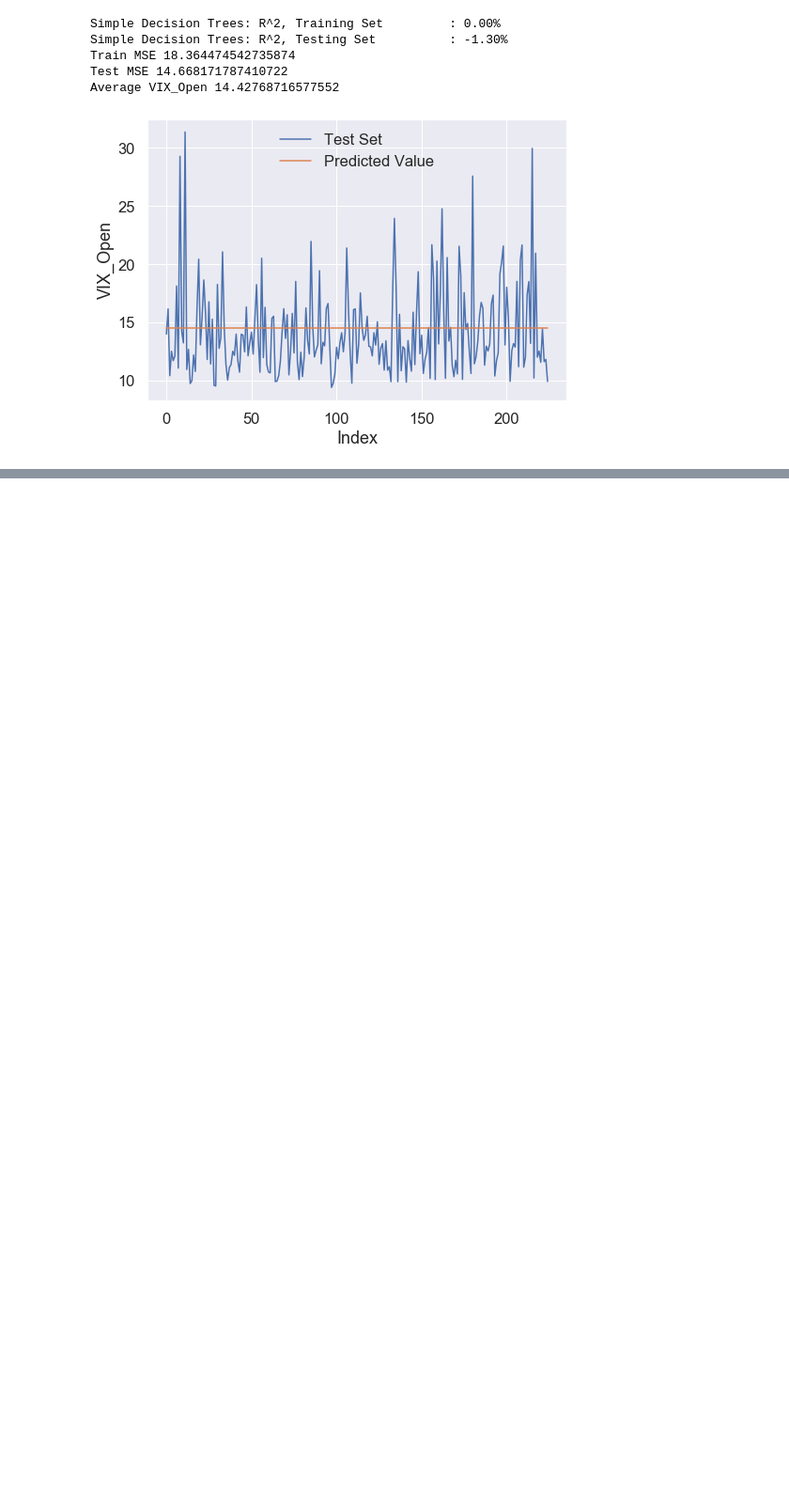
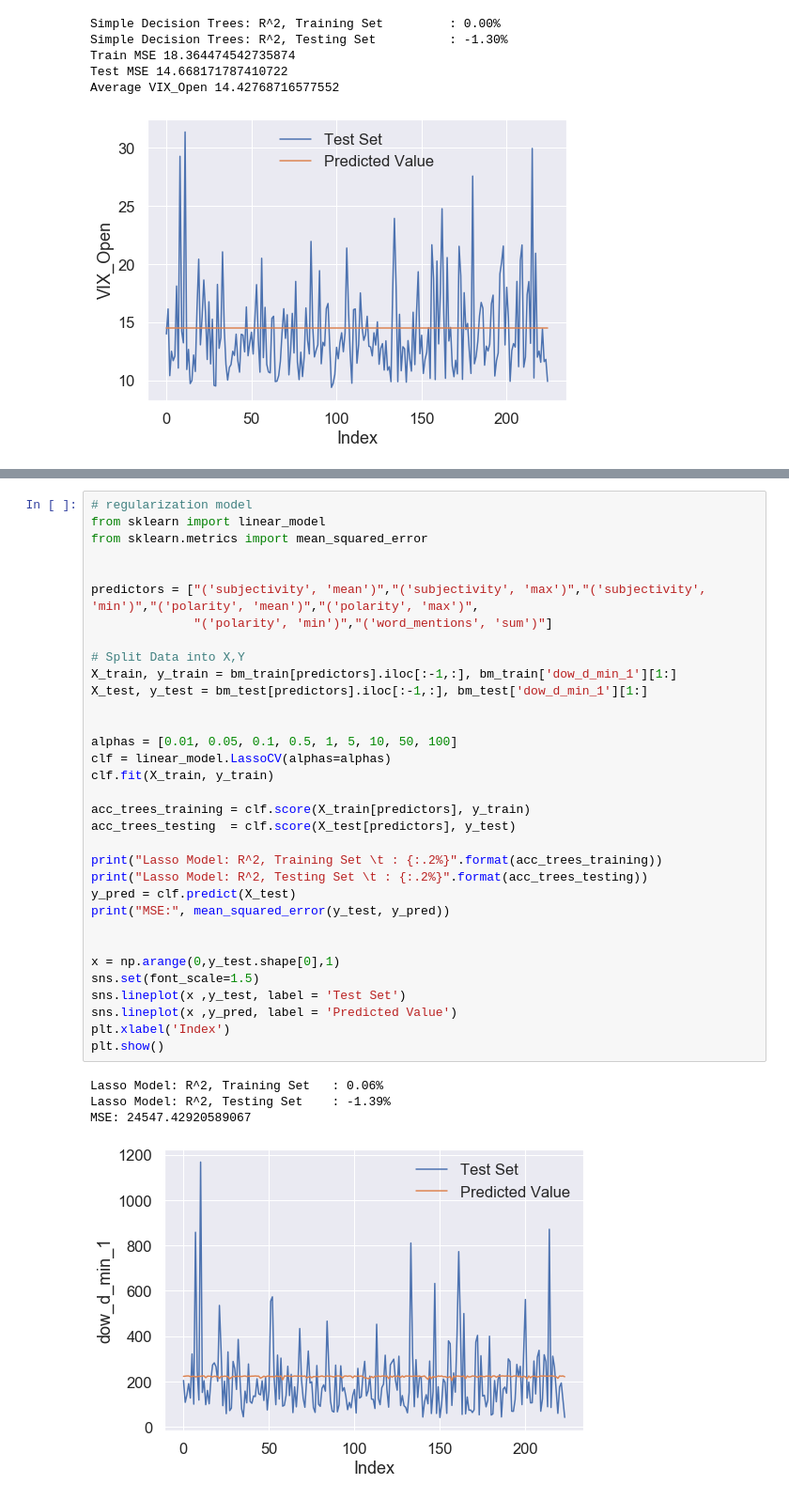
Before and after one commit to ddemarco96/FinalProject40, a Jupyter notebook: Milestone4_Daiki.ipynb, the cells around one changed output, grey strips where cells are left out. Shown at 94% size. Saved outputs shown, nothing was run; the diff lists cells and outputs as text; blank space fills up the shorter version.

```diff
--- a/Milestone4_Daiki.ipynb
+++ b/Milestone4_Daiki.ipynb
@@ -669,0 +794,38 @@ Test MSE 15.97946725146575
+# %%
+# regularization model
+from sklearn import linear_model
+from sklearn.metrics import mean_squared_error
+
+
+predictors = ["('subjectivity', 'mean')","('subjectivity', 'max')","('subjectivity', 'min')","('polarity', 'mean')","('polarity', 'max')",
+              "('polarity', 'min')","('word_mentions', 'sum')"]
+
+# Split Data into X,Y
+X_train, y_train = bm_train[predictors].iloc[:-1,:], bm_train['dow_d_min_1'][1:]
+X_test, y_test = bm_test[predictors].iloc[:-1,:], bm_test['dow_d_min_1'][1:]
+
+
+alphas = [0.01, 0.05, 0.1, 0.5, 1, 5, 10, 50, 100]
+clf = linear_model.LassoCV(alphas=alphas)
+clf.fit(X_train, y_train)
+
+acc_trees_training = clf.score(X_train[predictors], y_train)
+acc_trees_testing  = clf.score(X_test[predictors], y_test)
+
+print("Lasso Model: R^2, Training Set \t : {:.2%}".format(acc_trees_training))
+print("Lasso Model: R^2, Testing Set \t : {:.2%}".format(acc_trees_testing))
+y_pred = clf.predict(X_test)
+print("MSE:", mean_squared_error(y_test, y_pred))
+
+
+x = np.arange(0,y_test.shape[0],1)
+sns.set(font_scale=1.5)
+sns.lineplot(x ,y_test, label = 'Test Set')
+sns.lineplot(x ,y_pred, label = 'Predicted Value')
+plt.xlabel('Index')
+plt.show()
+# %% [output]
+Lasso Model: R^2, Training Set   : 0.06%
+Lasso Model: R^2, Testing Set    : -1.39%
+MSE: 24547.42920589067
+[figure, added]
```
Also changed, not shown: parts of 7 cells of this notebook.
